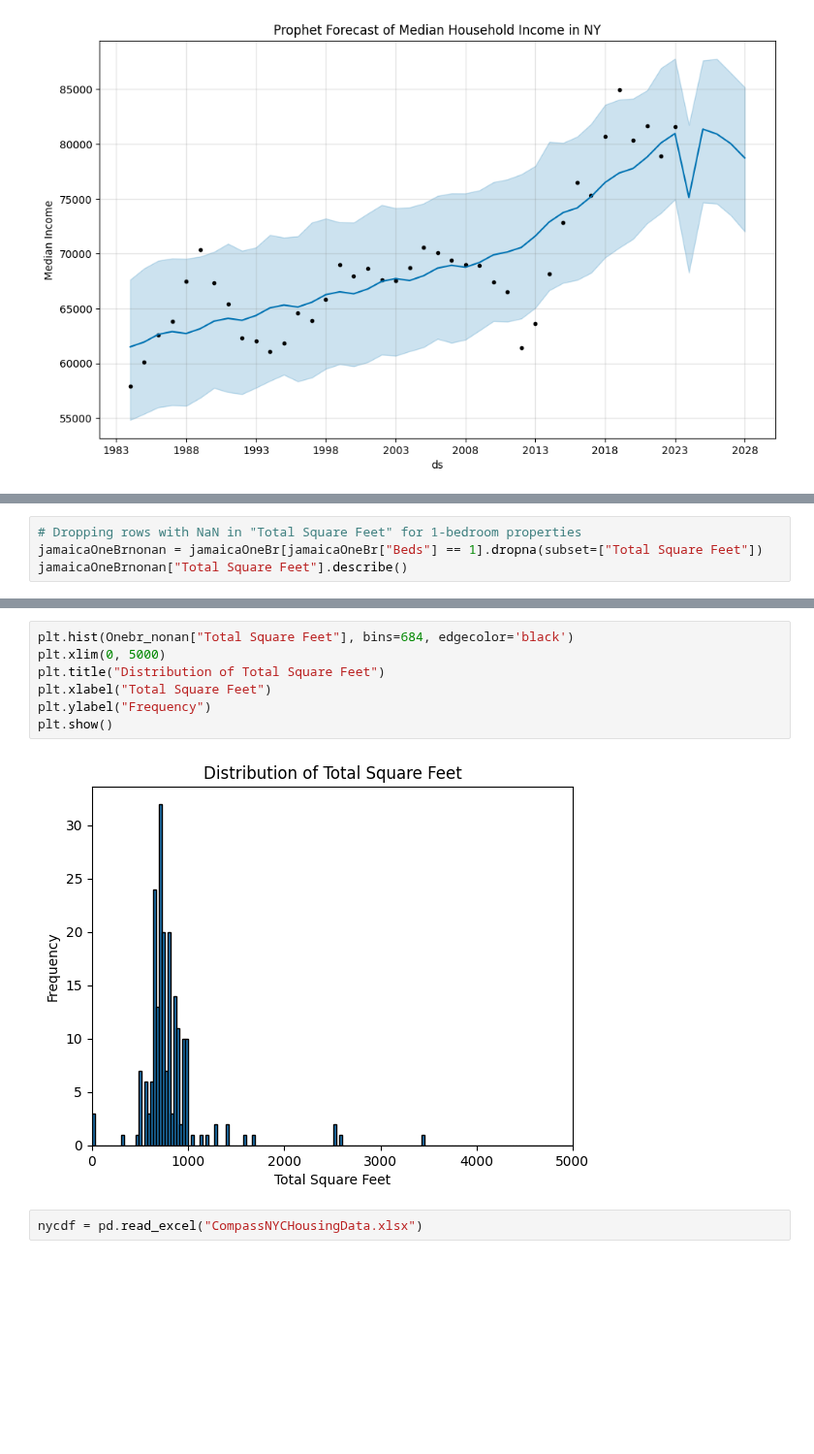
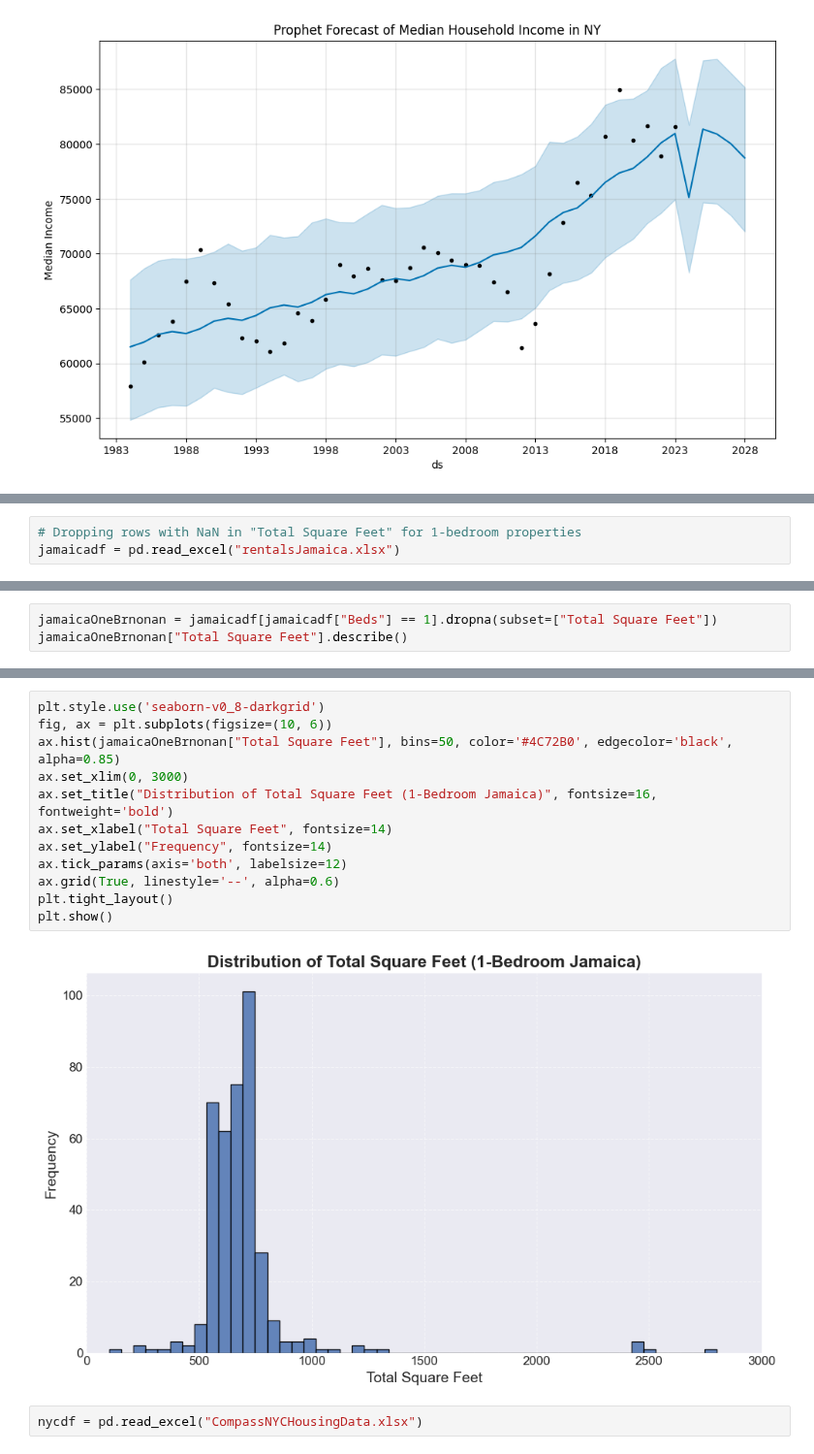
Before and after one commit to supernovaaa2024/RealEstateValuation, a Jupyter notebook: RealEstateModelling.ipynb, the cells around one changed output, grey strips where cells are left out. Shown at 97% size. Cells and saved outputs as stored; diff of their text form; blank space fills up the shorter version.

```diff
--- a/RealEstateModelling.ipynb
+++ b/RealEstateModelling.ipynb
@@ -97,5 +92,4 @@ jamaicaFourBr = pd.read_excel("CompassJamaica4B.xlsx")
 # %%
 # Dropping rows with NaN in "Total Square Feet" for 1-bedroom properties
-jamaicaOneBrnonan = jamaicaOneBr[jamaicaOneBr["Beds"] == 1].dropna(subset=["Total Square Feet"])
-jamaicaOneBrnonan["Total Square Feet"].describe()
+jamaicadf = pd.read_excel("rentalsJamaica.xlsx")
 # %% [output]
@@ -117,0 +105,3 @@ Onebr_nonan = jamaicaOneBr[jamaicaOneBr["Beds"] == 1].dropna(subset=["Total Squa
+# %%
+jamaicaOneBrnonan = jamaicadf[jamaicadf["Beds"] == 1].dropna(subset=["Total Square Feet"])
+jamaicaOneBrnonan["Total Square Feet"].describe()
@@ -118,12 +118,17 @@ Onebr_nonan = jamaicaOneBr[jamaicaOneBr["Beds"] == 1].dropna(subset=["Total Squa
 # %%
-plt.hist(Onebr_nonan["Total Square Feet"], bins=684, edgecolor='black')
-plt.xlim(0, 5000)
-plt.title("Distribution of Total Square Feet")
-plt.xlabel("Total Square Feet")
-plt.ylabel("Frequency")
+plt.style.use('seaborn-v0_8-darkgrid')
+fig, ax = plt.subplots(figsize=(10, 6))
+ax.hist(jamaicaOneBrnonan["Total Square Feet"], bins=50, color='#4C72B0', edgecolor='black', alpha=0.85)
+ax.set_xlim(0, 3000)
+ax.set_title("Distribution of Total Square Feet (1-Bedroom Jamaica)", fontsize=16, fontweight='bold')
+ax.set_xlabel("Total Square Feet", fontsize=14)
+ax.set_ylabel("Frequency", fontsize=14)
+ax.tick_params(axis='both', labelsize=12)
+ax.grid(True, linestyle='--', alpha=0.6)
+plt.tight_layout()
 plt.show()
 # %% [output]
-[figure, old version]
+[figure, new version]
 # %%
 nycdf = pd.read_excel("CompassNYCHousingData.xlsx")
 # %% [output]
```
Also changed, not shown: parts of 8 cells of this notebook, 17 other files.
